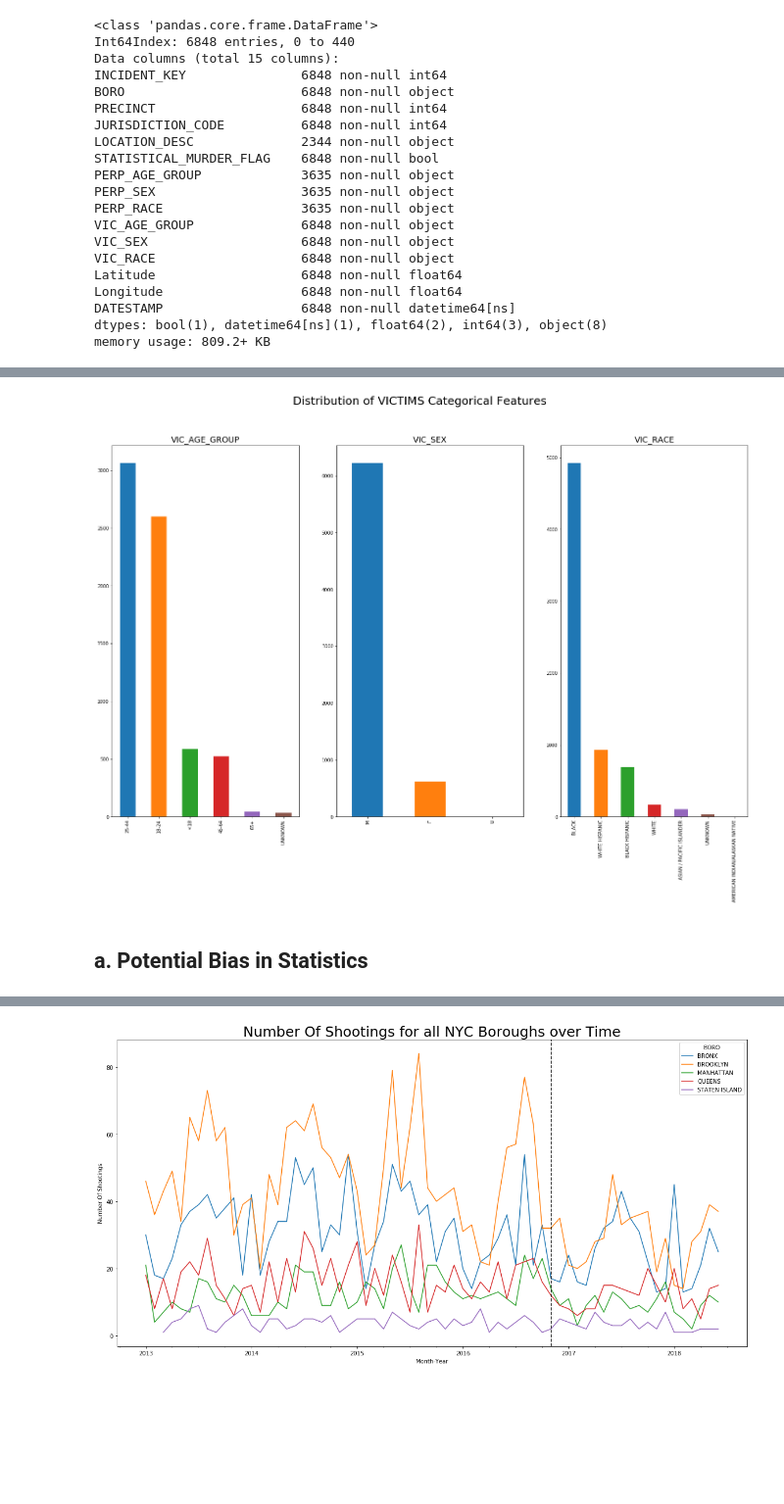
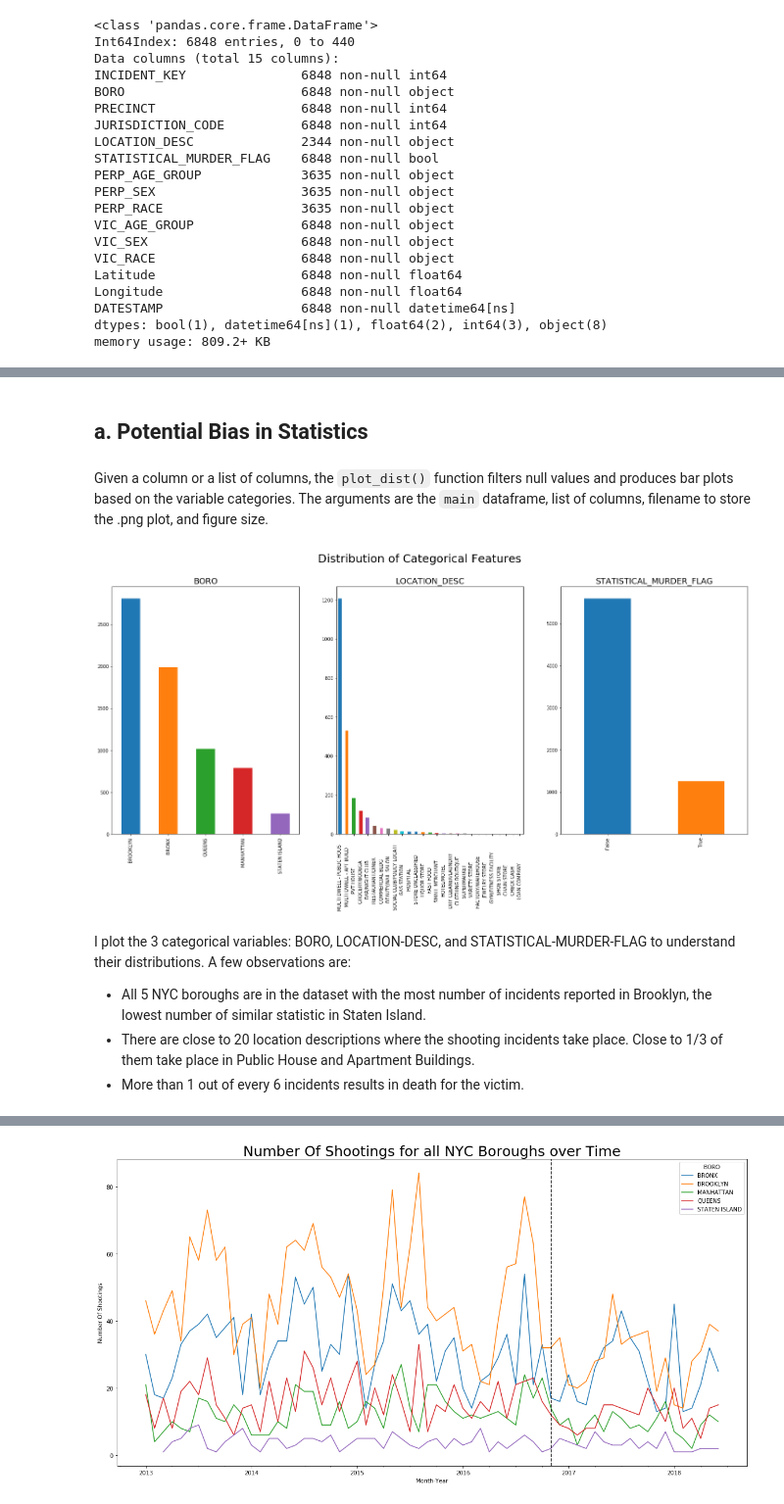
Before and after one commit to lmtoan/dt512-final-project, a Jupyter notebook: final-project.ipynb, the cells around one changed output, grey strips where cells are left out. Shown at 98% size. Cells and saved outputs as stored; diff of their text form; code cells hidden in the pictures; blank space fills up the shorter version.

```diff
--- a/final-project.ipynb
+++ b/final-project.ipynb
@@ -126,11 +129,0 @@ Exploration
-# %%
-def plot_dist(df, cols, title, fname=str(time.time()), size=(25, 15)):
-    def plot(col, ax):
-        df.loc[df[col].notnull(), col].value_counts().plot('bar', ax=ax)
-        ax.set_title("%s" %col, fontsize=18)
-        return ax
-    f, ax = plt.subplots(1, len(cols), figsize=size)
-    for i in range(len(cols)):
-        plot(cols[i], ax[i])
-    _ = plt.suptitle(title, fontsize=25)
-    f.savefig('figs/%s.png'%fname)
@@ -149,7 +130,26 @@ plot_dist(main, ['PERP_AGE_GROUP', 'PERP_SEX', 'PERP_RACE'], 'Distribution of PE
-# %%
-plot_dist(main, ['VIC_AGE_GROUP', 'VIC_SEX', 'VIC_RACE'], 'Distribution of VICTIMS Categorical Features', fname='vic')
-# %% [output]
-[figure, removed]
 # %% [markdown]
 a. Potential Bias in Statistics
 ---
+# %% [markdown]
+Given a column or a list of columns, the `plot_dist()` function filters null values and produces bar plots based on the variable categories. The arguments are the `main` dataframe, list of columns, filename to store the .png plot, and figure size.
+# %%
+def plot_dist(df, cols, title, fname=str(time.time()), size=(25, 10)):
+    def plot(col, ax):
+        df.loc[df[col].notnull(), col].value_counts().plot('bar', ax=ax)
+        ax.set_title("%s" %col, fontsize=18)
+        return ax
+    f, ax = plt.subplots(1, len(cols), figsize=size)
+    for i in range(len(cols)):
+        plot(cols[i], ax[i])
+    _ = plt.suptitle(title, fontsize=25)
+    os.makedirs('figs', exist_ok=True)
+    f.savefig(os.path.join('figs', '%s.png'%fname))
+# %%
+plot_dist(main, ['BORO', 'LOCATION_DESC', 'STATISTICAL_MURDER_FLAG'], 'Distribution of Categorical Features', fname='count_all')
+# %% [output]
+[figure, added]
+# %% [markdown]
+I plot the 3 categorical variables: BORO, LOCATION-DESC, and STATISTICAL-MURDER-FLAG to understand their distributions. A few observations are:
+- All 5 NYC boroughs are in the dataset with the most number of incidents reported in Brooklyn, the lowest number of similar statistic in Staten Island.
+- There are close to 20 location descriptions where the shooting incidents take place. Close to 1/3 of them take place in Public House and Apartment Buildings.
+- More than 1 out of every 6 incidents results in death for the victim.
```
Also changed, not shown: parts of 36 cells of this notebook, 8 other files.
